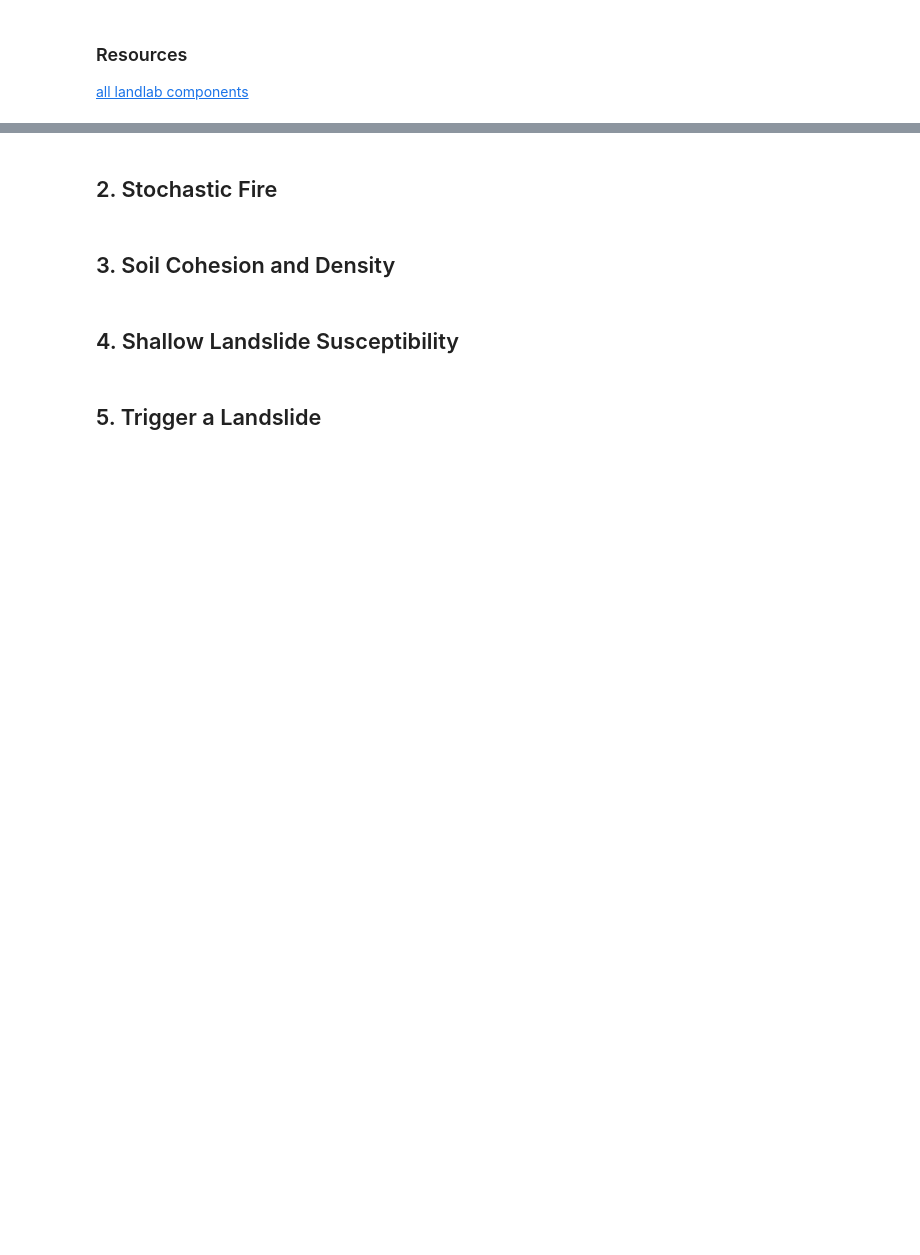
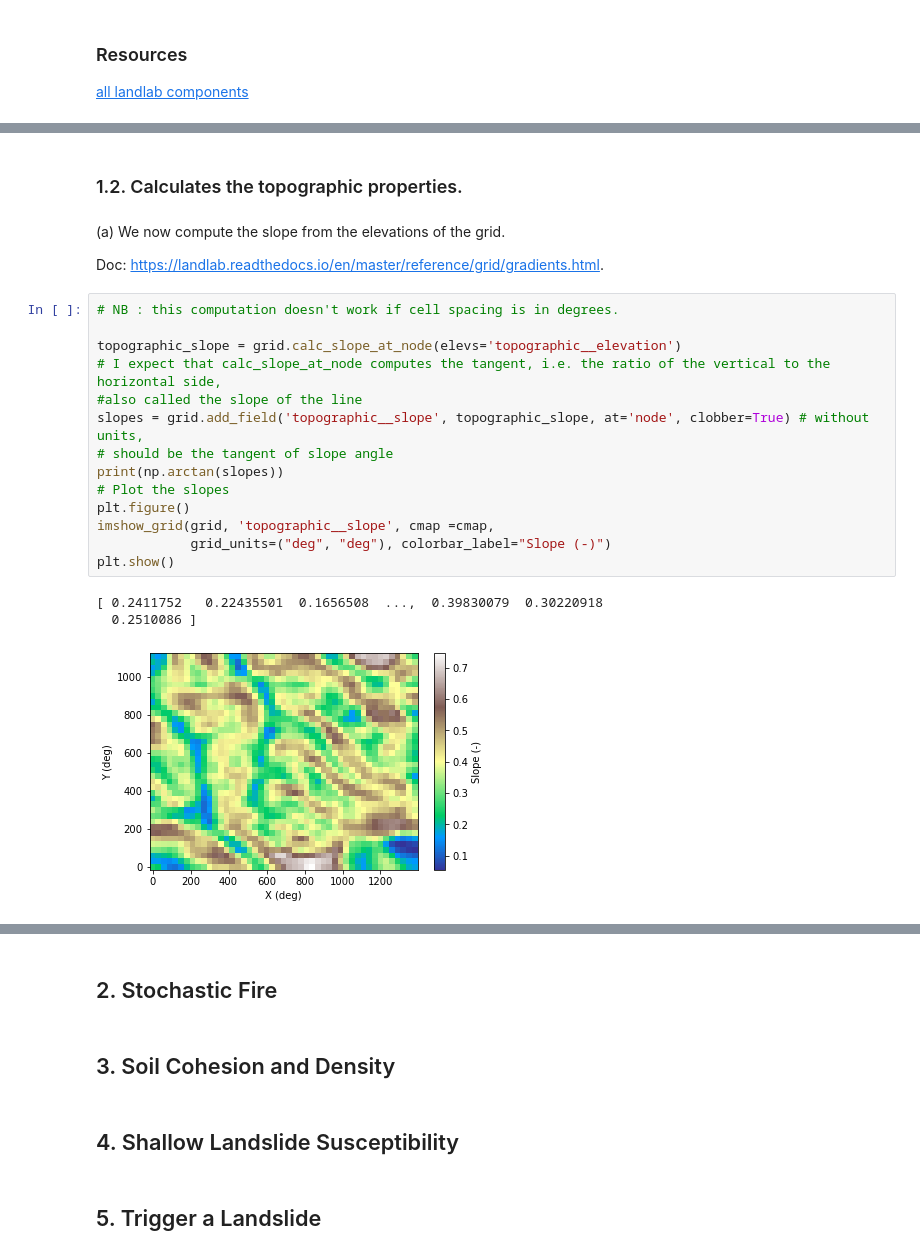
Before and after one commit to csdms-spring-school-2022/abrupt-perturbations, a Jupyter notebook: abrupt_fire_landslide/abrupt_fire_landslide.ipynb, the cells around one changed output, grey strips where cells are left out. Drawn from its saved outputs; the diff is of its cells as text; blank space fills up the shorter version.

```diff
--- a/abrupt_fire_landslide/abrupt_fire_landslide.ipynb
+++ b/abrupt_fire_landslide/abrupt_fire_landslide.ipynb
@@ -36,0 +121,24 @@ potential sections: [vegetation](https://landlab.readthedocs.io/en/latest/refere
+# %% [markdown]
+### 1.2. Calculates the topographic properties.
+# %% [markdown]
+(a) We now compute the slope from the elevations of the grid.
+
+Doc: https://landlab.readthedocs.io/en/master/reference/grid/gradients.html.
+# %%
+# NB : this computation doesn't work if cell spacing is in degrees.
+
+topographic_slope = grid.calc_slope_at_node(elevs='topographic__elevation')
+# I expect that calc_slope_at_node computes the tangent, i.e. the ratio of the vertical to the horizontal side,
+#also called the slope of the line
+slopes = grid.add_field('topographic__slope', topographic_slope, at='node', clobber=True) # without units,
+# should be the tangent of slope angle
+print(np.arctan(slopes))
+# Plot the slopes
+plt.figure()
+imshow_grid(grid, 'topographic__slope', cmap =cmap,
+            grid_units=("deg", "deg"), colorbar_label="Slope (-)")
+plt.show()
+# %% [output]
+[ 0.2411752   0.22435501  0.1656508  ...,  0.39830079  0.30220918
+  0.2510086 ]
+[figure, added]
```
Also changed, not shown: parts of 14 cells of this notebook.
